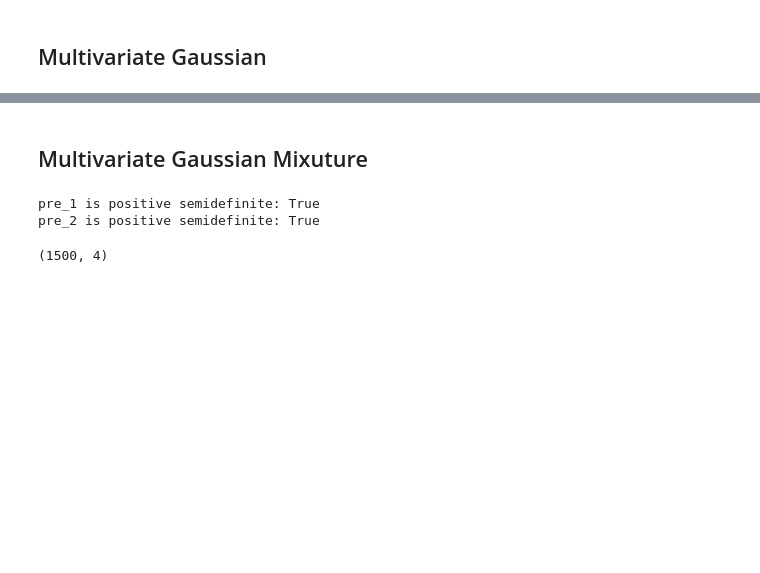
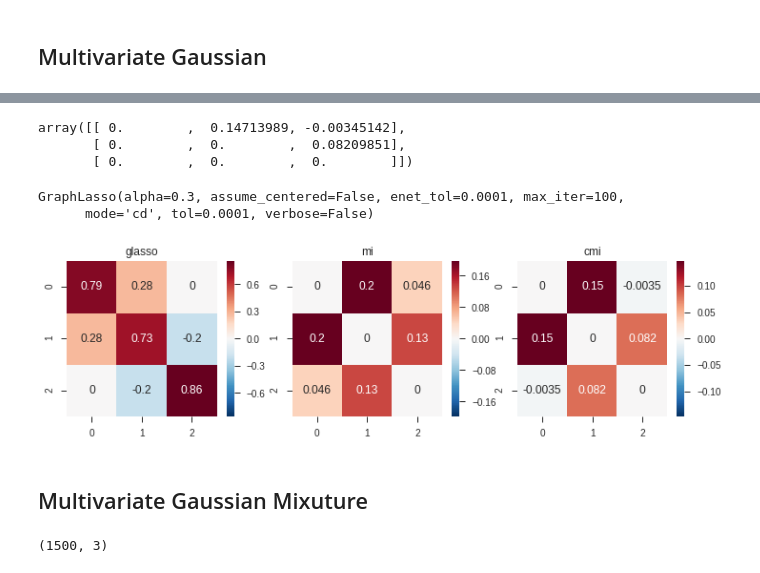
Before and after one commit to y-takashina/density_ratio, a Jupyter notebook: cmi-synthetic-data.ipynb, the cells around one changed output, grey strips where cells are left out. Saved outputs shown, nothing was run; the diff lists cells and outputs as text; code cells hidden in the pictures; blank space fills up the shorter version.

```diff
--- a/cmi-synthetic-data.ipynb
+++ b/cmi-synthetic-data.ipynb
@@ -26,5 +32,0 @@ X = scipy.stats.multivariate_normal(mean=[0, 0, 0], cov=cov).rvs(3000)
-# %%
-ami = np.zeros([3, 3])
-for i, j in [(0, 1), (0, 2), (1, 2)]:
-    ami[j, i] = ami[i, j] = mlmi.mutual_information(X[:, i].reshape(-1, 1), X[:, j].reshape(-1, 1), n_b=200)
-    print('(%d, %d): %f' % (i, j, ami[i, j]))
@@ -38,57 +33,46 @@ print('I(Y, Z | X) = %f' % (ami3 - ami[1, 0] - ami[2, 0]))
-# %%
-pre = [[1,   0.5,    0,    0],
-       [0.5,   1,  0.4,    0],
-       [0,   0.4,    1, -0.3],
-       [0,     0, -0.3,    1]]
-cov = np.linalg.inv(pre)
-print(np.array(pre))
-X = scipy.stats.multivariate_normal(mean=[0, 0, 0, 0], cov=cov).rvs(3000)
 # %%
-mi = np.zeros([4, 4])
-cmi = np.zeros([4, 4])
-for i, j in tqdm.tqdm([(0, 1), (0, 2), (0, 3), (1, 2), (1, 3), (2, 3)]):
+mi = np.zeros([3, 3])
+cmi = np.zeros([3, 3])
+for i, j in tqdm.tqdm([(0, 1), (0, 2), (1, 2)]):
     mi[i, j] = mlmi.mutual_information(X[:, i].reshape(-1, 1), X[:, j].reshape(-1, 1), n_b=200, maxiter=1000)
-    mask = (np.arange(4) != i) & (np.arange(4) != j)
+    mask = (np.arange(3) != i) & (np.arange(3) != j)
     mi_xz = mlmi.mutual_information(X[:, i].reshape(-1, 1), X[:, mask], n_b=200, maxiter=1000)
     mi_yz = mlmi.mutual_information(X[:, j].reshape(-1, 1), X[:, mask], n_b=200, maxiter=1000)
     mi_xyz = mlmi3.mutual_information(X[:, i].reshape(-1, 1), X[:, j].reshape(-1, 1), X[:, mask], n_b=200, maxiter=1000)
     cmi[i, j] = mi_xyz - (mi_xz + mi_yz)
 
 cmi
+# %% [output]
+array([[ 0.        ,  0.14713989, -0.00345142],
+       [ 0.        ,  0.        ,  0.08209851],
+       [ 0.        ,  0.        ,  0.        ]])
+# %%
+model = sklearn.covariance.GraphLasso(alpha=0.3)
+model.fit(X)
+# %% [output]
+GraphLasso(alpha=0.3, assume_centered=False, enet_tol=0.0001, max_iter=100,
+      mode='cd', tol=0.0001, verbose=False)
 # %%
-f, axes = plt.subplots(2, 2, figsize=[9, 7])
-axes[0, 0].set_title('true covariance')
-axes[0, 1].set_title('predicted mi')
-axes[1, 0].set_title('true precision')
-axes[1, 1].set_title('predicted cmi')
-sns.heatmap(cov, annot=True, ax=axes[0, 0], center=0, cmap=palette)
-sns.heatmap(mi + np.transpose(mi), annot=True, ax=axes[0, 1], center=0, cmap=palette)
-sns.heatmap(pre, annot=True, ax=axes[1, 0], center=0, cmap=palette)
-sns.heatmap(cmi + np.transpose(cmi), annot=True, ax=axes[1, 1], center=0, cmap=palette)
+f, axes = plt.subplots(1, 3, figsize=[12, 3])
+axes[0].set_title('glasso')
+axes[1].set_title('mi')
+axes[2].set_title('cmi')
+sns.heatmap(model.precision_, annot=True, ax=axes[0], center=0)#, cmap=palette)
+sns.heatmap(mi + np.transpose(mi), annot=True, ax=axes[1], center=0)#, cmap=palette)
+sns.heatmap(cmi + np.transpose(cmi), annot=True, ax=axes[2], center=0)#, cmap=palette)
 plt.savefig('cmi.png', dpi=120)
+# %% [output]
+[figure, added]
 # %% [markdown]
 ## Multivariate Gaussian Mixuture
-# %%
-pre1 = (2 * np.random.rand(4**2) - 1).reshape([4, 4])
-pre2 = (2 * np.random.rand(4**2) - 1).reshape([4, 4])
-pre1 = pre1.dot(np.transpose(pre1))
-pre2 = pre2.dot(np.transpose(pre2))
-cov1 = np.linalg.inv(pre1)
-cov2 = np.linalg.inv(pre2)
-
-print('pre_1 is positive semidefinite: %s' % np.all(np.linalg.eigvals(pre1) > 0))
-print('pre_2 is positive semidefinite: %s' % np.all(np.linalg.eigvals(pre2) > 0))
-# %% [output]
-pre_1 is positive semidefinite: True
-pre_2 is positive semidefinite: True
 # %%
-X1 = scipy.stats.multivariate_normal(mean=[-5, -3, 0, 0], cov=np.eye(4)).rvs(500)
-X2 = scipy.stats.multivariate_normal(mean=[+5, -3, 0, 0], cov=np.eye(4)).rvs(500)
-X3 = scipy.stats.multivariate_normal(mean=[ 0, +3, 0, 0], cov=np.eye(4)).rvs(500)
+X1 = scipy.stats.multivariate_normal(mean=[-5,  0,  0], cov=np.eye(3)).rvs(500)
+X2 = scipy.stats.multivariate_normal(mean=[+5,  0,  0], cov=np.eye(3)).rvs(500)
+X3 = scipy.stats.multivariate_normal(mean=[ 0, 10,  0], cov=np.eye(3)).rvs(500)
 X = np.vstack([X1, X2, X3])
 X.shape
 # %% [output]
-(1500, 4)
+(1500, 3)
 # %%
 sns.pairplot(pd.DataFrame(X))
 # %% [output]
```
Also changed, not shown: parts of 10 cells of this notebook.
